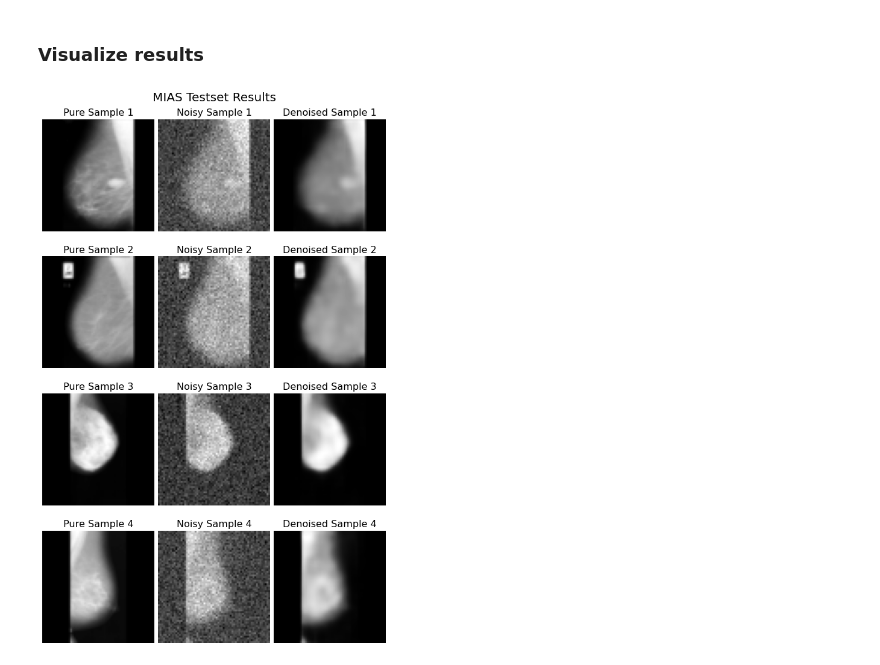
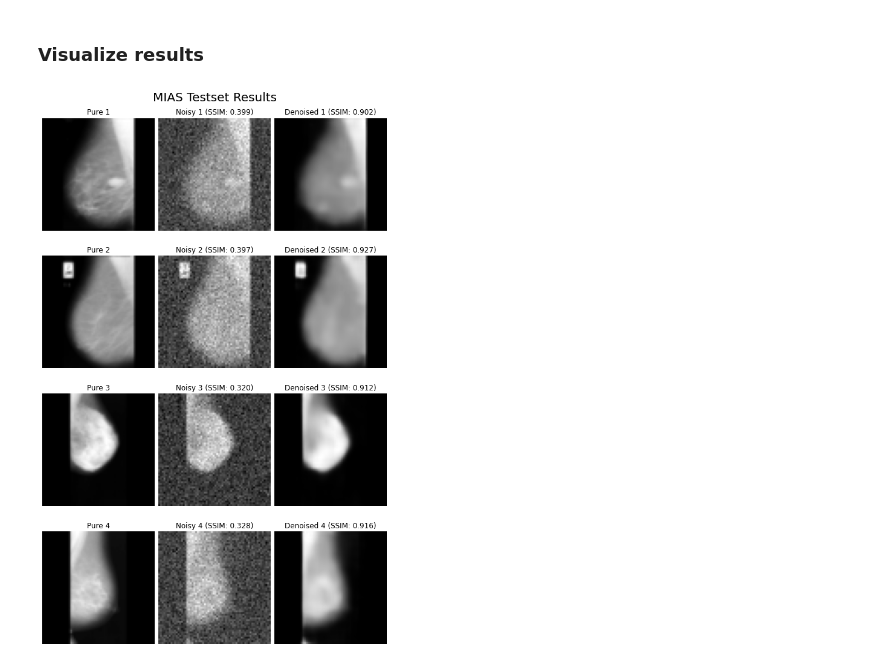
Before and after one commit to relaxxpls/medical-image-denoising, a Jupyter notebook: mias.ipynb, the cells around one changed output. Cells and saved outputs as stored; diff of their text form; code cells hidden in the pictures.

```diff
--- a/mias.ipynb
+++ b/mias.ipynb
@@ -30,14 +30,15 @@ cuda:0
 MIAS_URL = "http://peipa.essex.ac.uk/pix/mias/all-mias.tar.gz"
 MIAS_DATASET_DIR = Path("./datasets/mias")
 MIAS_MODEL_DIR = Path("./models/mias")
+MIAS_RESULTS_DIR = Path("./results/mias")
 
 if not MIAS_DATASET_DIR.exists():
     !mkdir {MIAS_DATASET_DIR / 'all-mias'}
     !wget -P {MIAS_DATASET_DIR} {MIAS_URL}
     !tar -xf {MIAS_DATASET_DIR / "all-mias.tar.gz"} --directory {MIAS_DATASET_DIR / 'all-mias'}
 
-if not MIAS_MODEL_DIR.exists():
-    !mkdir {MIAS_MODEL_DIR}
+MIAS_MODEL_DIR.mkdir(parents=True, exist_ok=True)
+MIAS_RESULTS_DIR.mkdir(parents=True, exist_ok=True)
 # %% [markdown]
 ### Setup training and testing sets
 # %%
@@ -67,20 +70,23 @@ test_loader = DataLoader(test_dataset, batch_size=BATCH_SIZE, shuffle=False)
 # %% [markdown]
 ### Visualize dataset
 # %%
-fig, axes = plt.subplots(2, 6, figsize=(16, 6), constrained_layout=True)
+fig, axes = plt.subplots(2, 6, figsize=(16, 7), constrained_layout=True)
 axes = list(map(list, zip(*axes)))
 fig.suptitle("MIAS Dataset", fontsize=20)
 
 for i, (ax1, ax2) in enumerate(axes):
-    fig_img, _ = train_dataset[i]
-    fig_img = fig_img.permute(1, 2, 0)
+    pure_img, _ = train_dataset[i]
+    pure_img = pure_img.permute(1, 2, 0)
 
-    ax1.imshow(fig_img, cmap="gray")
+    ax1.imshow(pure_img, cmap="gray")
     ax1.axis("off")
-    ax1.set_title(f"Pure {i+1}")
+    ax1.set_title(f"Pure {i+1}", fontsize=16)
 
-    fig_img = add_noise(fig_img)
-    ax2.imshow(fig_img, cmap="gray")
+    noisy_img = add_noise(pure_img)
+    ssim_val = ssim(pure_img, noisy_img)
+    ax2.imshow(noisy_img, cmap="gray")
     ax2.axis("off")
-    ax2.set_title(f"Noisy {i+1}")
+    ax2.set_title(f"Noisy {i+1}\n(SSIM: {ssim_val:.3f})", fontsize=16)
+
+fig.savefig(MIAS_RESULTS_DIR / "dataset_sample.png", facecolor="w", transparent=False)
 # %% [output]
@@ -143,18 +134,27 @@ Average test loss: 0.032068
 # %%
 fig, axes = plt.subplots(4, 3, figsize=(8, 13), constrained_layout=True)
 fig.suptitle("MIAS Testset Results", fontsize=20)
 
 for i, ax in enumerate(axes):
-    ax[0].imshow(test_dataset[i][0].permute(1, 2, 0), cmap="gray")
+    pure_img = test_dataset[i][0].permute(1, 2, 0).numpy()
+    noisy_img = noisy_imgs[i].permute(1, 2, 0).numpy()
+    denoised_img = denoised_imgs[i].permute(1, 2, 0).numpy()
+
+    ssim_noisy = ssim(pure_img, noisy_img)
+    ssim_denoised = ssim(pure_img, denoised_img)
+
+    ax[0].imshow(pure_img, cmap="gray")
     ax[0].axis("off")
-    ax[0].set_title(f"Pure Sample {i+1}", fontsize=16)
+    ax[0].set_title(f"Pure {i+1}")
 
-    ax[1].imshow(noisy_imgs[i].permute(1, 2, 0), cmap="gray")
+    ax[1].imshow(noisy_img, cmap="gray")
     ax[1].axis("off")
-    ax[1].set_title(f"Noisy Sample {i+1}", fontsize=16)
+    ax[1].set_title(f"Noisy {i+1} (SSIM: {ssim_noisy:.3f})")
 
-    ax[2].imshow(denoised_imgs[i].permute(1, 2, 0), cmap="gray")
+    ax[2].imshow(denoised_img, cmap="gray")
     ax[2].axis("off")
-    ax[2].set_title(f"Denoised Sample {i+1}", fontsize=16)
+    ax[2].set_title(f"Denoised {i+1} (SSIM: {ssim_denoised:.3f})")
+
+fig.savefig(MIAS_RESULTS_DIR / "results.png", facecolor="w", transparent=False)
 # %% [output]
-[figure, old version]
+[figure, new version]
```
Also changed, not shown: parts of 6 cells of this notebook.
